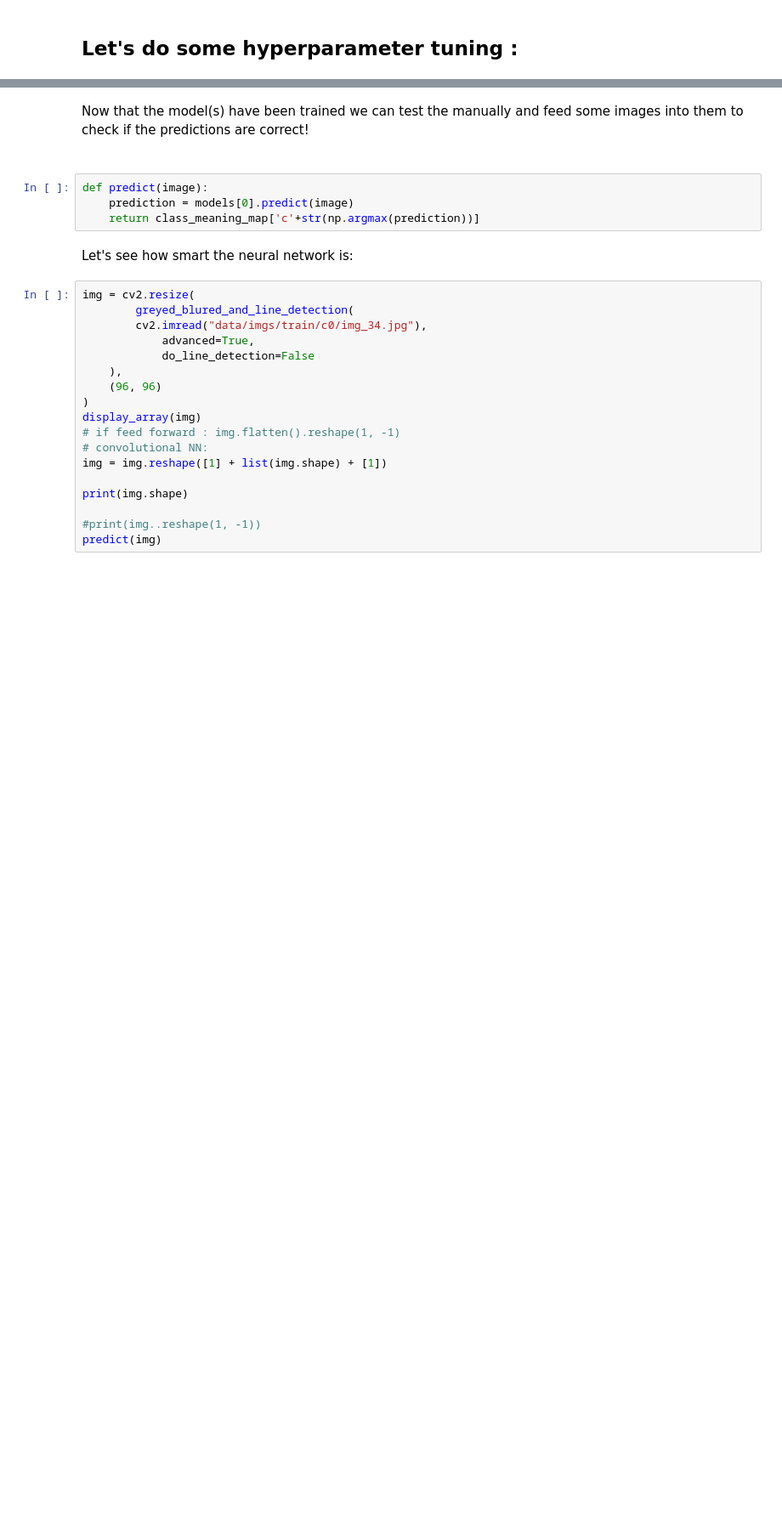
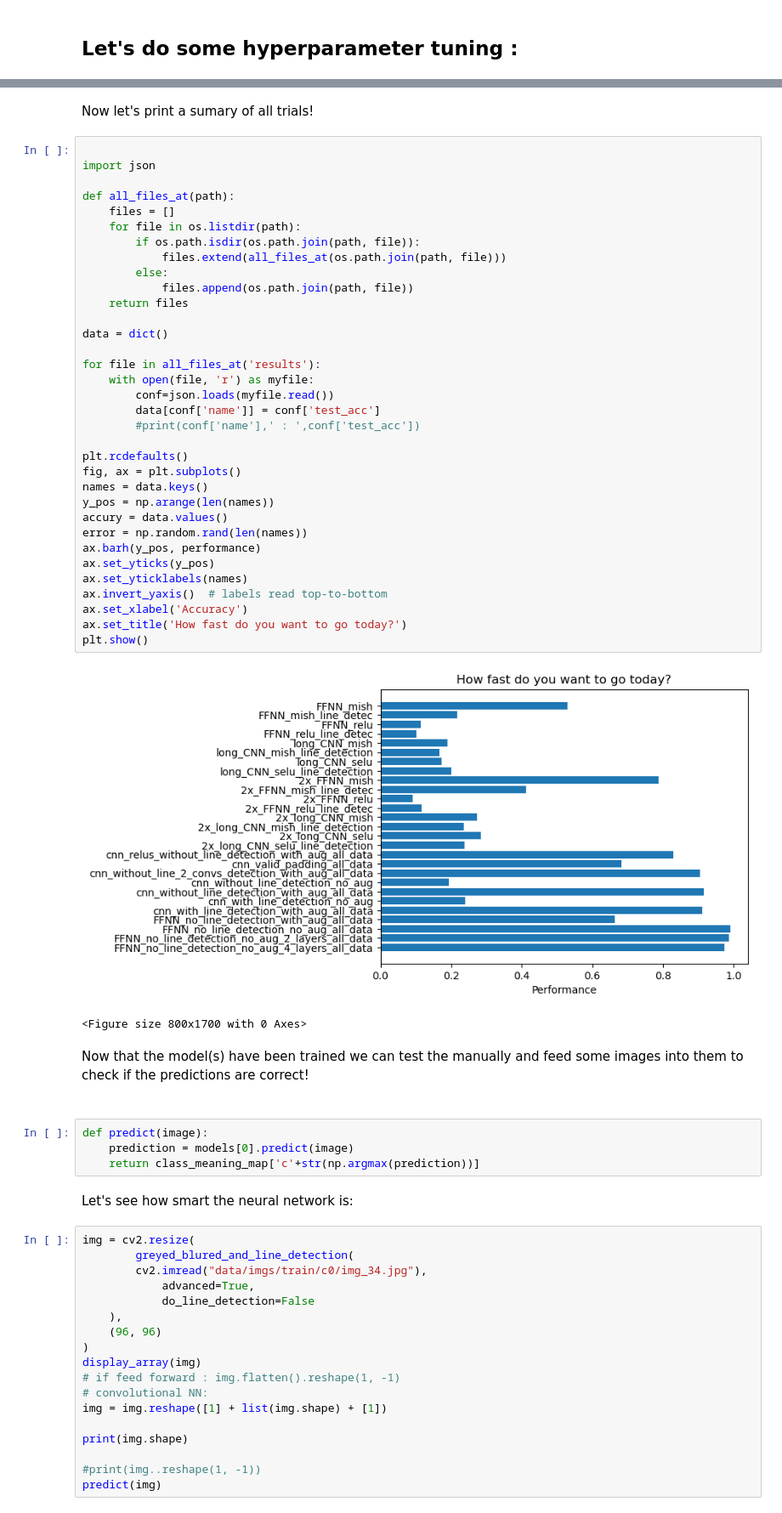
Before and after one commit to Gleethos/distracted-driver-detection, a Jupyter notebook: distracted-driver-detection.ipynb, the cells around one changed output, grey strips where cells are left out. Shown at 85% size. Drawn from its saved outputs; the diff is of its cells as text; blank space fills up the shorter version.

Commit message:
analyze results

```diff
--- a/distracted-driver-detection.ipynb
+++ b/distracted-driver-detection.ipynb
@@ -889,3 +1396,42 @@ Done! Test-loss: 2.4668116569519043 ; Test-acc 0.05000000074505806 ;
+# %% [markdown]
+Now let's print a sumary of all trials!
+# %%
+
+import json
+
+def all_files_at(path):
+    files = []
+    for file in os.listdir(path):
+        if os.path.isdir(os.path.join(path, file)):
+            files.extend(all_files_at(os.path.join(path, file)))
+        else:
+            files.append(os.path.join(path, file))
+    return files
+
+data = dict()
+
+for file in all_files_at('results'):
+    with open(file, 'r') as myfile:
+        conf=json.loads(myfile.read())
+        data[conf['name']] = conf['test_acc']
+        #print(conf['name'],' : ',conf['test_acc'])
+
+plt.rcdefaults()
+fig, ax = plt.subplots()
+names = data.keys()
+y_pos = np.arange(len(names))
+accury = data.values()
+error = np.random.rand(len(names))
+ax.barh(y_pos, performance)
+ax.set_yticks(y_pos)
+ax.set_yticklabels(names)
+ax.invert_yaxis()  # labels read top-to-bottom
+ax.set_xlabel('Accuracy')
+ax.set_title('How fast do you want to go today?')
+plt.show()
+# %% [output]
+[figure, added]
+<Figure size 800x1700 with 0 Axes>
 # %% [markdown]
 Now that the model(s) have been trained we
 can test the manually and feed some images into them to check if the predictions are correct! <br>
```
Also changed, not shown: parts of 9 cells of this notebook, 2 other files.
